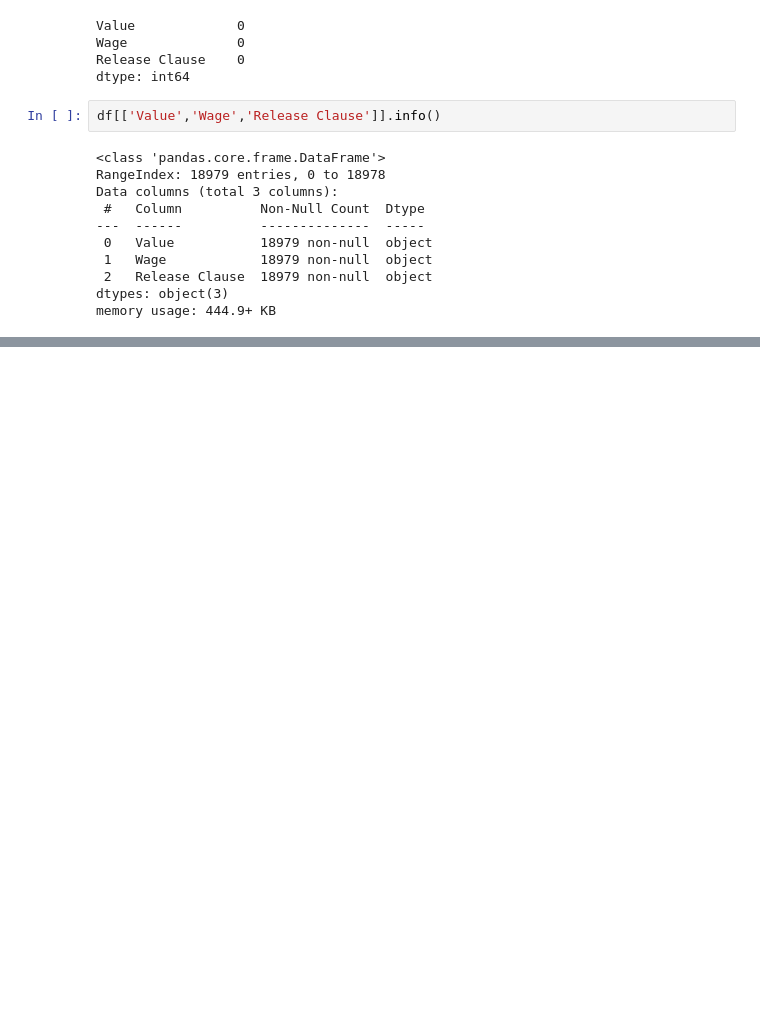
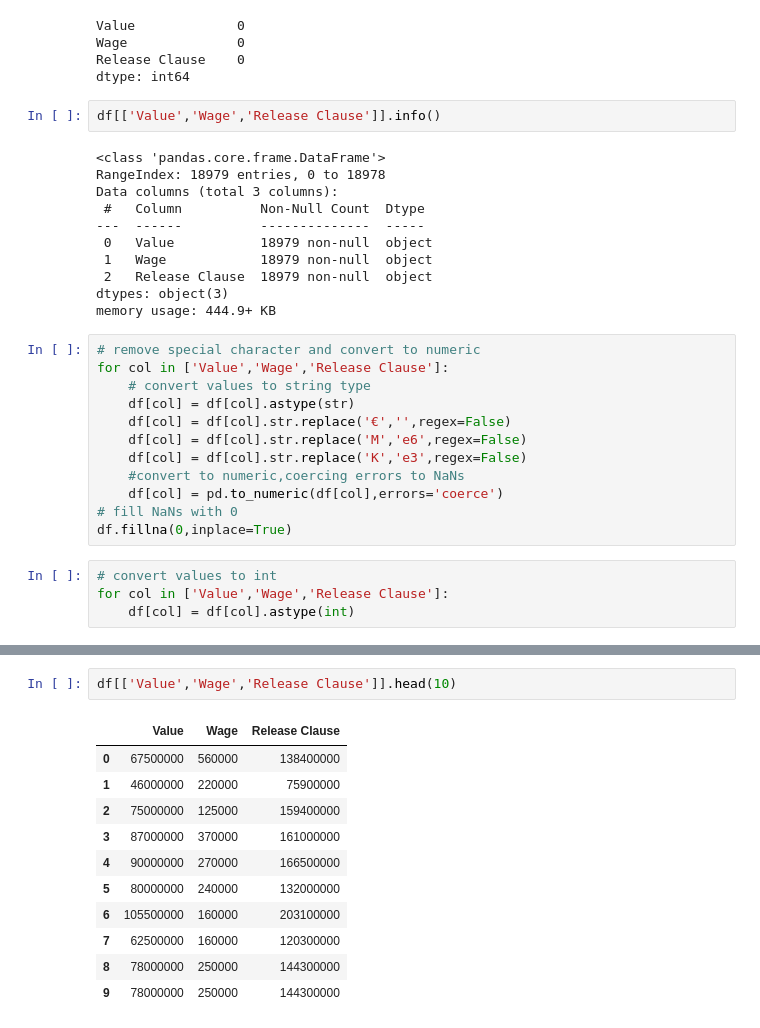
Before and after one commit to Evelyn-XiaoweiChen/Data-Cleaning-Transformation, a Jupyter notebook: dataCleaningTransformation.ipynb, the cells around one changed output, grey strips where cells are left out. Drawn from its saved outputs; the diff is of its cells as text; blank space fills up the shorter version.

Commit message:
remove special characters and convert to integers

```diff
--- a/dataCleaningTransformation.ipynb
+++ b/dataCleaningTransformation.ipynb
@@ -307,3 +307,19 @@ Data columns (total 3 columns):
  2   Release Clause  18979 non-null  object
 dtypes: object(3)
 memory usage: 444.9+ KB
+# %%
+# remove special character and convert to numeric
+for col in ['Value','Wage','Release Clause']:
+    # convert values to string type
+    df[col] = df[col].astype(str)
+    df[col] = df[col].str.replace('€','',regex=False)
+    df[col] = df[col].str.replace('M','e6',regex=False)
+    df[col] = df[col].str.replace('K','e3',regex=False)
+    #convert to numeric,coercing errors to NaNs
+    df[col] = pd.to_numeric(df[col],errors='coerce')
+# fill NaNs with 0
+df.fillna(0,inplace=True)
+# %%
+# convert values to int
+for col in ['Value','Wage','Release Clause']:
+    df[col] = df[col].astype(int)
@@ -309,0 +339,14 @@ memory usage: 444.9+ KB
+# %%
+df[['Value','Wage','Release Clause']].head(10)
+# %% [output]
+|  | Value | Wage | Release Clause |
+| 0 | 67500000 | 560000 | 138400000 |
+| 1 | 46000000 | 220000 | 75900000 |
+| 2 | 75000000 | 125000 | 159400000 |
+| 3 | 87000000 | 370000 | 161000000 |
+| 4 | 90000000 | 270000 | 166500000 |
+| 5 | 80000000 | 240000 | 132000000 |
+| 6 | 105500000 | 160000 | 203100000 |
+| 7 | 62500000 | 160000 | 120300000 |
+| 8 | 78000000 | 250000 | 144300000 |
+| 9 | 78000000 | 250000 | 144300000 |
```
Also changed, not shown: parts of 1 cell of this notebook.
